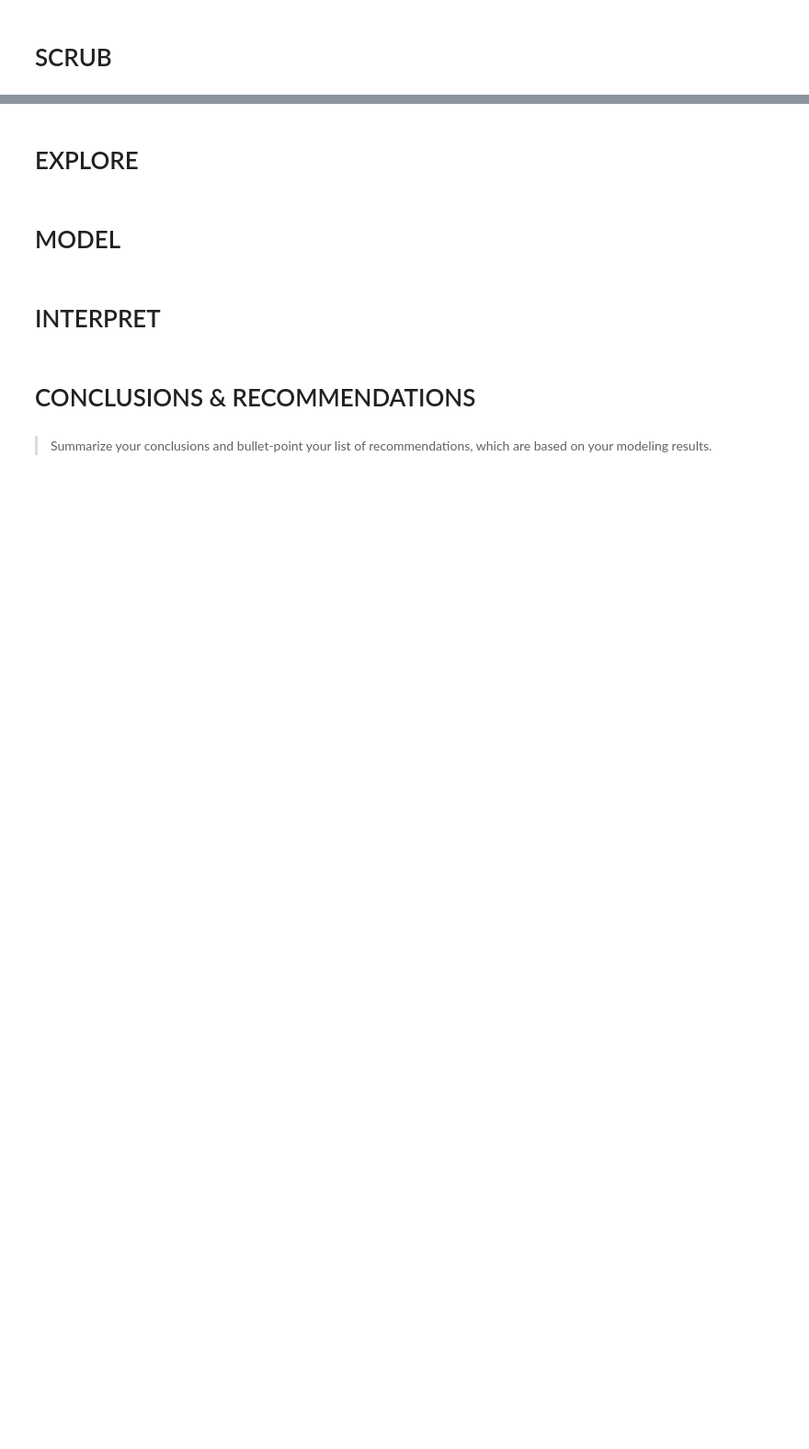
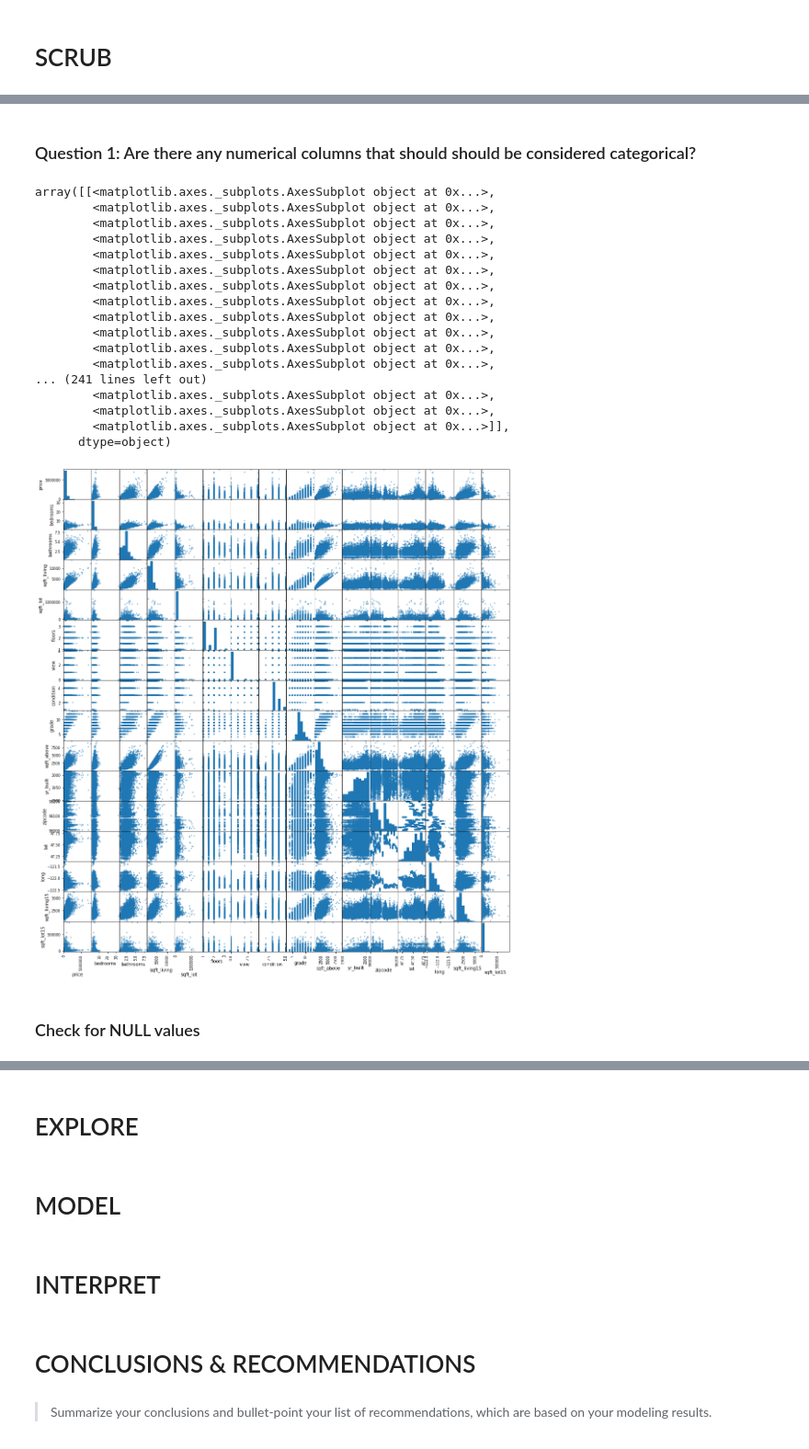
Before and after one commit to jhusney1/dsc-mod-2-project-v2-1-onl01-dtsc-ft-070620, a Jupyter notebook: student.ipynb, the cells around one changed output, grey strips where cells are left out. Shown at 92% size. Saved outputs shown, nothing was run; the diff lists cells and outputs as text; code cells hidden in the pictures; blank space fills up the shorter version.

```diff
--- a/student.ipynb
+++ b/student.ipynb
@@ -77,0 +89,2 @@ memory usage: 3.5+ MB
+# %%
+kings_county_sales_df['date'] = pd.to_datetime(kings_county_sales_df['date'])
@@ -77,0 +107,26 @@ memory usage: 3.5+ MB
+# %% [markdown]
+### Question 1: Are there any numerical columns that should should be considered categorical?
+# %%
+# Create scatter matrix to see if any numerical categorical values
+pd.plotting.scatter_matrix(kings_county_sales_df, figsize=(18,20))
+# %% [output]
+array([[<matplotlib.axes._subplots.AxesSubplot object at 0x...>,
+        <matplotlib.axes._subplots.AxesSubplot object at 0x...>,
+        <matplotlib.axes._subplots.AxesSubplot object at 0x...>,
+        <matplotlib.axes._subplots.AxesSubplot object at 0x...>,
+        <matplotlib.axes._subplots.AxesSubplot object at 0x...>,
+        <matplotlib.axes._subplots.AxesSubplot object at 0x...>,
+        <matplotlib.axes._subplots.AxesSubplot object at 0x...>,
+        <matplotlib.axes._subplots.AxesSubplot object at 0x...>,
+        <matplotlib.axes._subplots.AxesSubplot object at 0x...>,
+        <matplotlib.axes._subplots.AxesSubplot object at 0x...>,
+        <matplotlib.axes._subplots.AxesSubplot object at 0x...>,
+        <matplotlib.axes._subplots.AxesSubplot object at 0x...>,
+... (241 lines left out)
+        <matplotlib.axes._subplots.AxesSubplot object at 0x...>,
+        <matplotlib.axes._subplots.AxesSubplot object at 0x...>,
+        <matplotlib.axes._subplots.AxesSubplot object at 0x...>]],
+      dtype=object)
+[figure, added]
+# %% [markdown]
+### Check for NULL values
```
Also changed, not shown: parts of 31 cells of this notebook.
